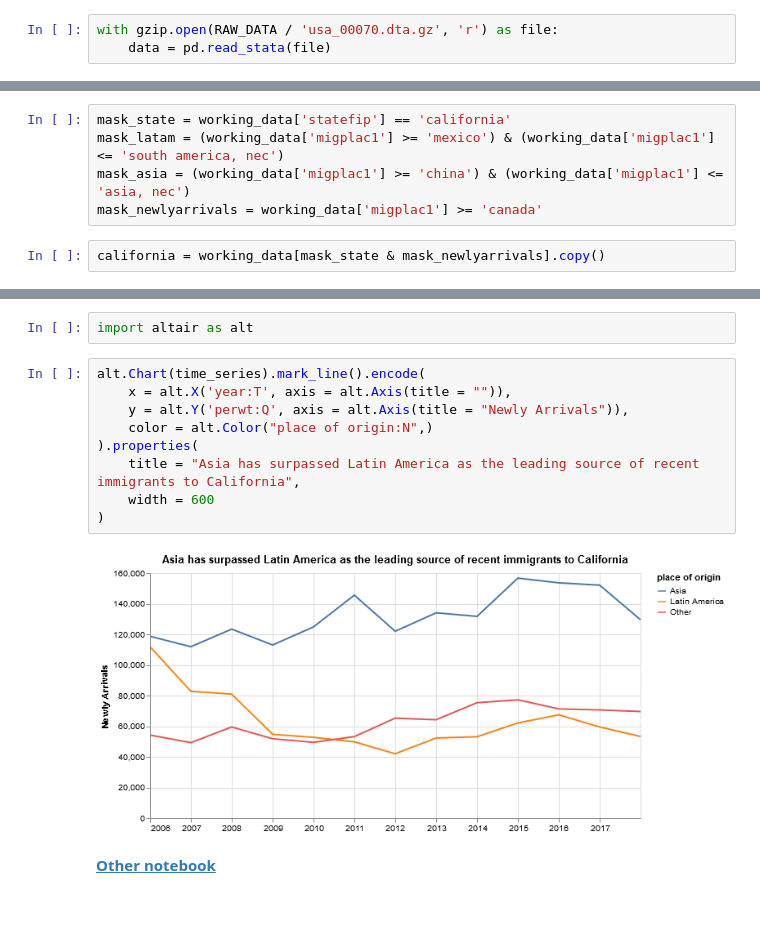
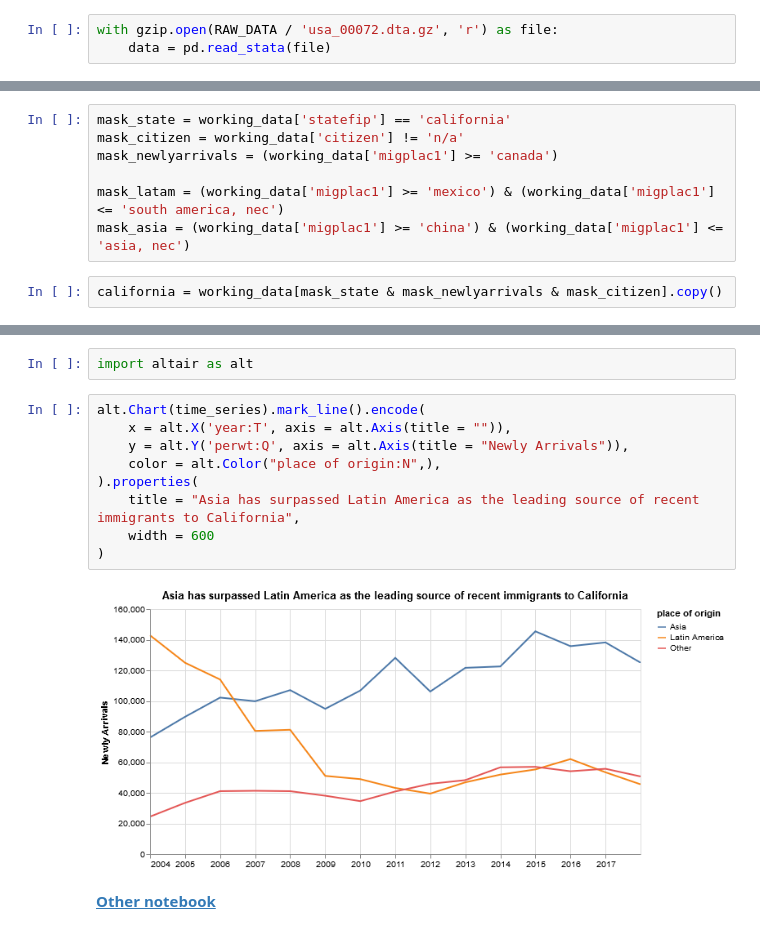
Before and after one commit to chekos/immigrants-in-ca-jtf, a Jupyter notebook: notebooks/00_newly_arrivals_chart.ipynb, the cells around one changed output, grey strips where cells are left out. Drawn from its saved outputs; the diff is of its cells as text.

```diff
--- a/notebooks/00_newly_arrivals_chart.ipynb
+++ b/notebooks/00_newly_arrivals_chart.ipynb
@@ -43,5 +44,5 @@ tree(RAW_DATA)
 # %%
-with gzip.open(RAW_DATA / 'usa_00070.dta.gz', 'r') as file:
+with gzip.open(RAW_DATA / 'usa_00072.dta.gz', 'r') as file:
     data = pd.read_stata(file)
 # %%
 data.head()
@@ -80,10 +87,12 @@ for index,category in enumerate(working_data['migplac1'].cat.categories):
 # %%
 mask_state = working_data['statefip'] == 'california'
+mask_citizen = working_data['citizen'] != 'n/a'
+mask_newlyarrivals = (working_data['migplac1'] >= 'canada')
+
 mask_latam = (working_data['migplac1'] >= 'mexico') & (working_data['migplac1'] <= 'south america, nec')
 mask_asia = (working_data['migplac1'] >= 'china') & (working_data['migplac1'] <= 'asia, nec')
-mask_newlyarrivals = working_data['migplac1'] >= 'canada'
 # %%
-california = working_data[mask_state & mask_newlyarrivals].copy()
+california = working_data[mask_state & mask_newlyarrivals & mask_citizen].copy()
 # %%
 california.loc[mask_latam, 'place of origin'] = 'Latin America'
 california.loc[mask_asia, 'place of origin'] = 'Asia'
@@ -116,13 +125,13 @@ import altair as alt
 # %%
 alt.Chart(time_series).mark_line().encode(
     x = alt.X('year:T', axis = alt.Axis(title = "")),
     y = alt.Y('perwt:Q', axis = alt.Axis(title = "Newly Arrivals")),
-    color = alt.Color("place of origin:N",)
+    color = alt.Color("place of origin:N",),
 ).properties(
     title = "Asia has surpassed Latin America as the leading source of recent immigrants to California",
     width = 600
 )
 # %% [output]
-[figure, old version]
+[figure, new version]
 # %% [markdown]
 [**Other notebook**](00_bullet_4_text.ipynb)
```
Also changed, not shown: parts of 8 cells of this notebook, 2 other files.
